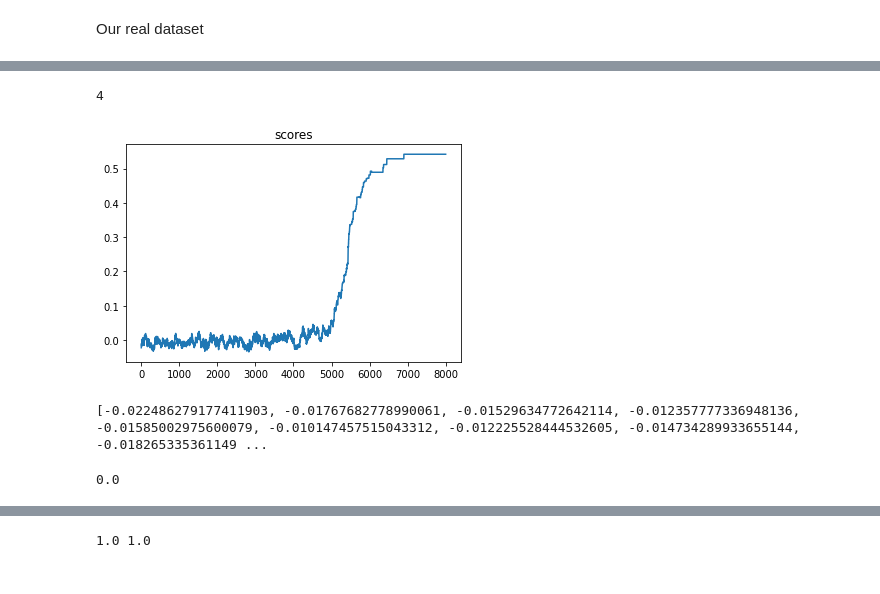
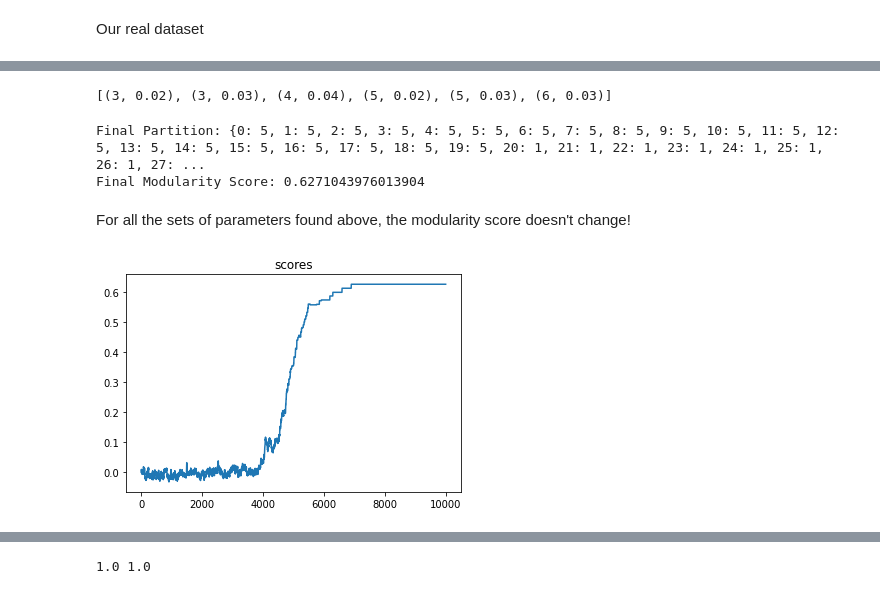
Before and after one commit to chiararov/Graph-Clustering, a Jupyter notebook: modularity.ipynb, the cells around one changed output, grey strips where cells are left out. Drawn from its saved outputs; the diff is of its cells as text; code cells hidden in the pictures.

```diff
--- a/modularity.ipynb
+++ b/modularity.ipynb
@@ -85,11 +50,0 @@ print(triplets_with_1_0)
-# %%
-k=5
-iterations=4
-
-temperature=6
-cooling_rate=0.03
-
-initial_partition = {node: random.randint(1,k) for node in G.nodes()}
-
-final_partition, final_score, scores = simulated_annealing(G, initial_partition, temperature, cooling_rate, iterations)
-print("Final Modularity Score:", final_score)
@@ -98,19 +61,29 @@ Final Modularity Score: 0.5418113689964513
+# %%
+iterations=5
+temperature_range = np.arange(3, 7, 1)
+cooling_rate_range = np.arange(0.01,0.05,0.01)
+optimal_parameters=find_para(G,k,temperature_range,cooling_rate_range,iterations,0.6)
+# %%
+para=[(temperature,cooling_rate) for temperature,cooling_rate,_,_,_ in optimal_parameters]
+print(para)
+# %% [output]
+[(3, 0.02), (3, 0.03), (4, 0.04), (5, 0.02), (5, 0.03), (6, 0.03)]
+# %%
+elt= max(range(len(para)), key=lambda i: para[i][2])
+temperature,cooling_rate,final_partition,final_score,scores=optimal_parameters[elt]
+print("Final Partition:", final_partition)
+print("Final Modularity Score:", final_score)
+# %% [output]
+Final Partition: {0: 5, 1: 5, 2: 5, 3: 5, 4: 5, 5: 5, 6: 5, 7: 5, 8: 5, 9: 5, 10: 5, 11: 5, 12: 5, 13: 5, 14: 5, 15: 5, 16: 5, 17: 5, 18: 5, 19: 5, 20: 1, 21: 1, 22: 1, 23: 1, 24: 1, 25: 1, 26: 1, 27: ...
+Final Modularity Score: 0.6271043976013904
+# %% [markdown]
+For all the sets of parameters found above, the modularity score doesn't change!
 # %%
-#See evolution of the scores
-S=set(final_partition.values())
-print(len(S))
 plt.plot(scores)
 plt.title("scores")
 plt.show()
 # %% [output]
-4
-[figure, old version]
+[figure, new version]
-# %%
-print(scores)
-abs(scores[-1]-scores[-2])
-# %% [output]
-[-0.022486279177411903, -0.01767682778990061, -0.01529634772642114, -0.012357777336948136, -0.01585002975600079, -0.010147457515043312, -0.012225528444532605, -0.014734289933655144, -0.018265335361149 ...
-0.0
 # %%
 plot_adj(G,final_partition)
 # %% [output]
```
Also changed, not shown: parts of 26 cells of this notebook, 2 other files.
